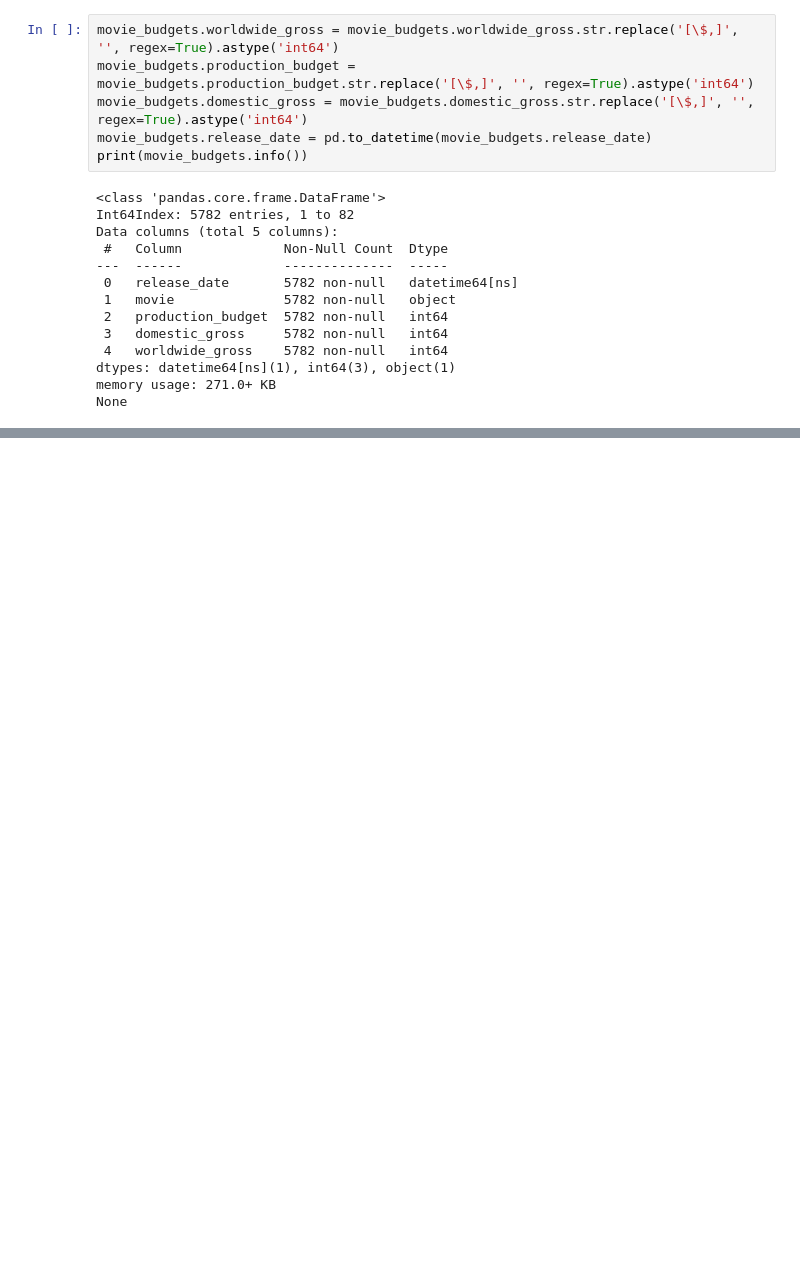
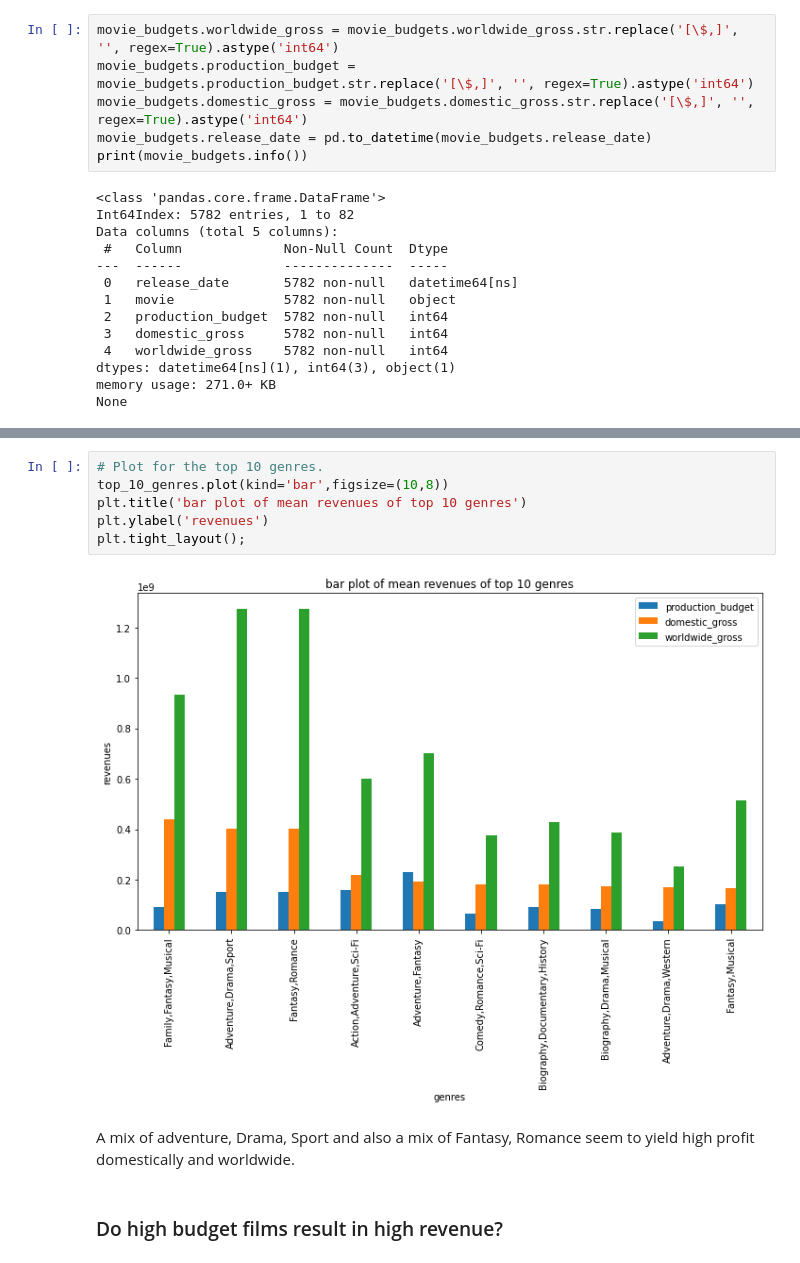
Before and after one commit to Graham-49/Phase2-project, a Jupyter notebook: index.ipynb, the cells around one changed output, grey strips where cells are left out. Drawn from its saved outputs; the diff is of its cells as text; blank space fills up the shorter version.

```diff
--- a/index.ipynb
+++ b/index.ipynb
@@ -150,0 +175,12 @@ NameError: name 'movie_details_and_revenue' is not defined
+# %%
+# Plot for the top 10 genres.
+top_10_genres.plot(kind='bar',figsize=(10,8))
+plt.title('bar plot of mean revenues of top 10 genres')
+plt.ylabel('revenues')
+plt.tight_layout();
+# %% [output]
+[figure, added]
+# %% [markdown]
+A mix of adventure, Drama, Sport and also a mix of Fantasy, Romance seem to yield high profit domestically and worldwide.
+# %% [markdown]
+### Do high budget films result in high revenue?
```
Also changed, not shown: parts of 21 cells of this notebook.
